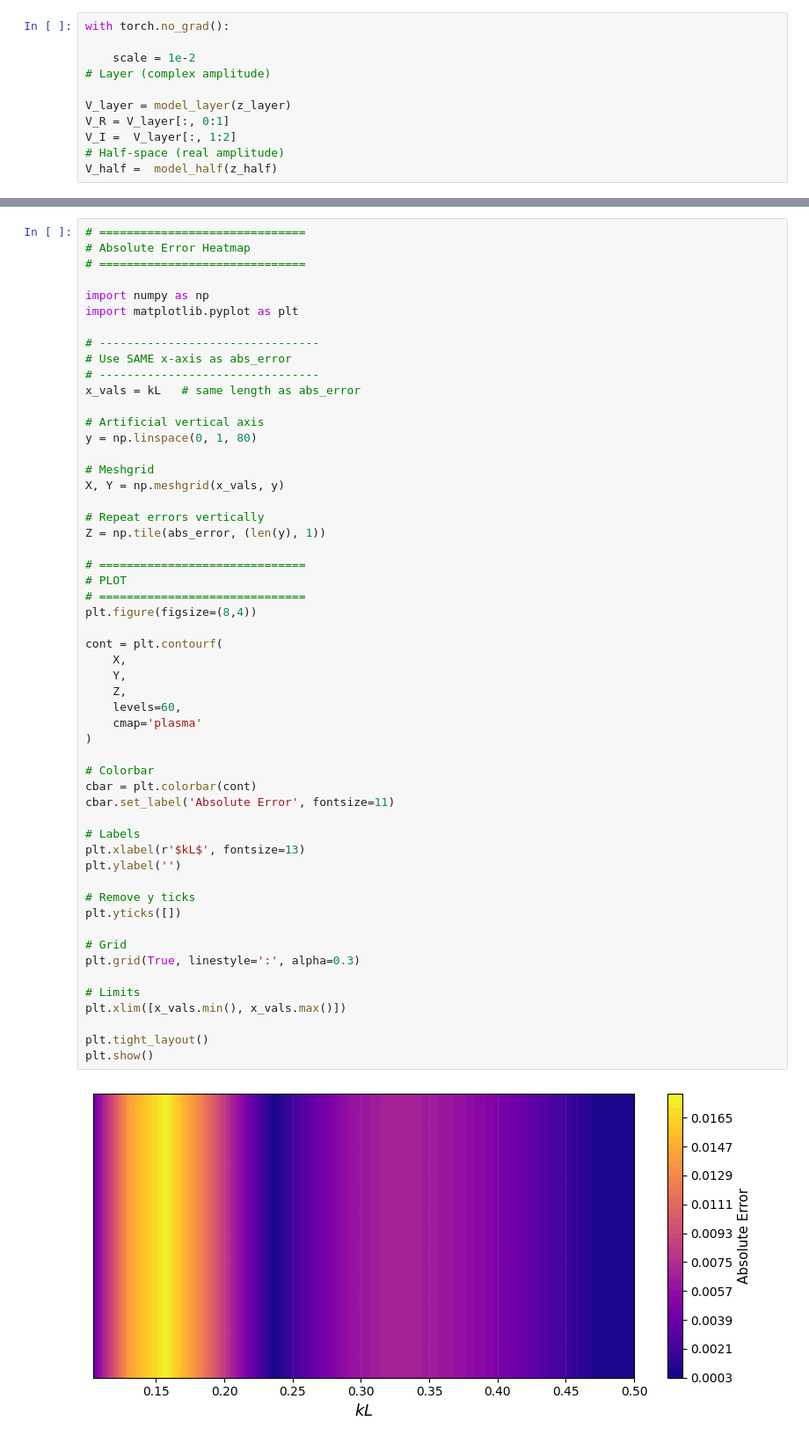
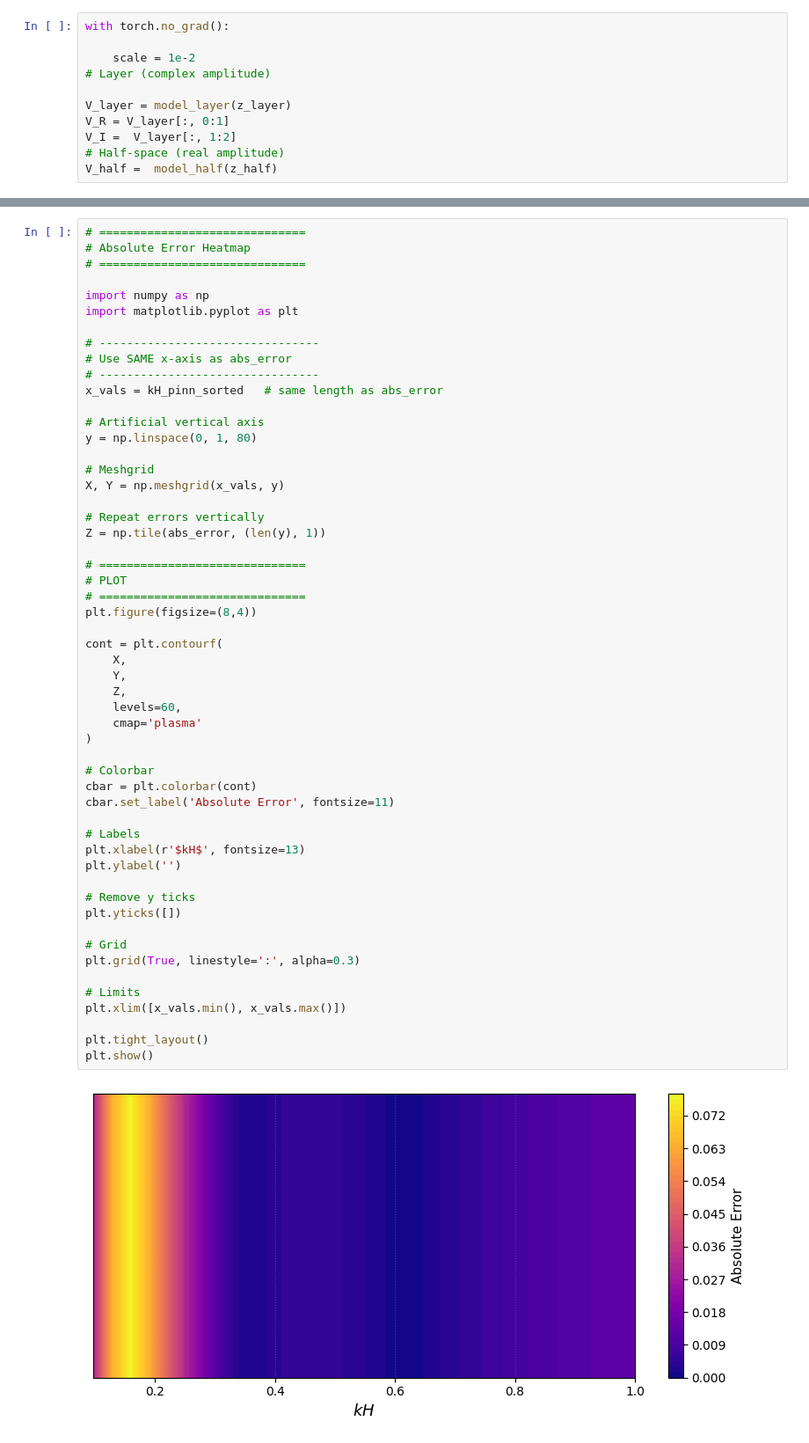
Before and after one commit to tdiksha758-png/pinn_FGM_loosley, a Jupyter notebook: experiments/pinn_loosley_code.ipynb, the cells around one changed output, grey strips where cells are left out. Shown at 88% size. Saved outputs shown, nothing was run; the diff lists cells and outputs as text.

```diff
--- a/experiments/pinn_loosley_code.ipynb
+++ b/experiments/pinn_loosley_code.ipynb
@@ -1235,7 +2038,7 @@ import matplotlib.pyplot as plt
 # --------------------------------
 # Use SAME x-axis as abs_error
 # --------------------------------
-x_vals = kL   # same length as abs_error
+x_vals = kH_pinn_sorted   # same length as abs_error
 
 # Artificial vertical axis
 y = np.linspace(0, 1, 80)
@@ -1251,35 +2054,35 @@ Z = np.tile(abs_error, (len(y), 1))
 # ==============================
 plt.figure(figsize=(8,4))
 
 cont = plt.contourf(
     X,
     Y,
     Z,
     levels=60,
     cmap='plasma'
 )
 
 # Colorbar
 cbar = plt.colorbar(cont)
 cbar.set_label('Absolute Error', fontsize=11)
 
 # Labels
-plt.xlabel(r'$kL$', fontsize=13)
+plt.xlabel(r'$kH$', fontsize=13)
 plt.ylabel('')
 
 # Remove y ticks
 plt.yticks([])
 
 # Grid
 plt.grid(True, linestyle=':', alpha=0.3)
 
 # Limits
 plt.xlim([x_vals.min(), x_vals.max()])
 
 plt.tight_layout()
 plt.show()
 # %% [output]
-[figure, old version]
+[figure, new version]
 # %%
 # ==============================
 # PREPARE CORRECT ARRAYS
```
Also changed, not shown: parts of 24 cells of this notebook, 20 other files.
